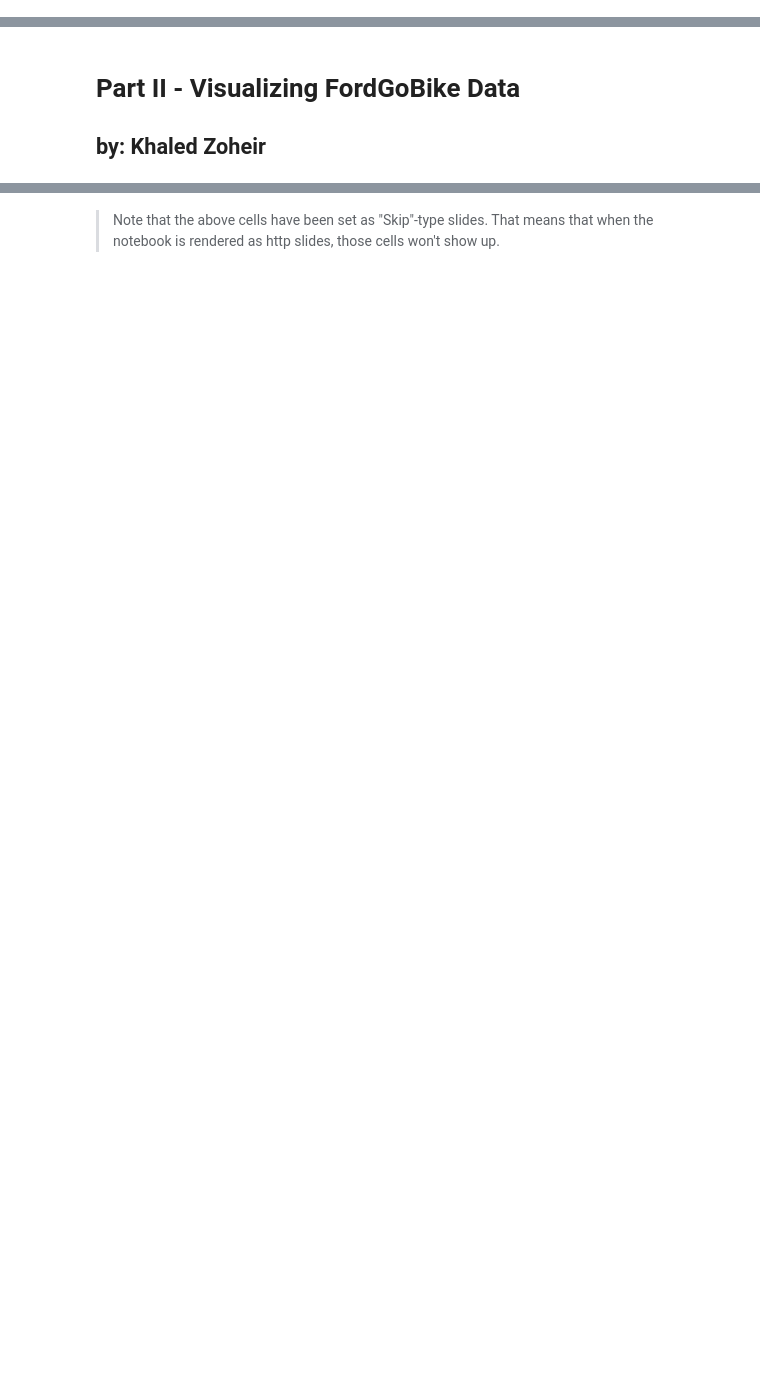
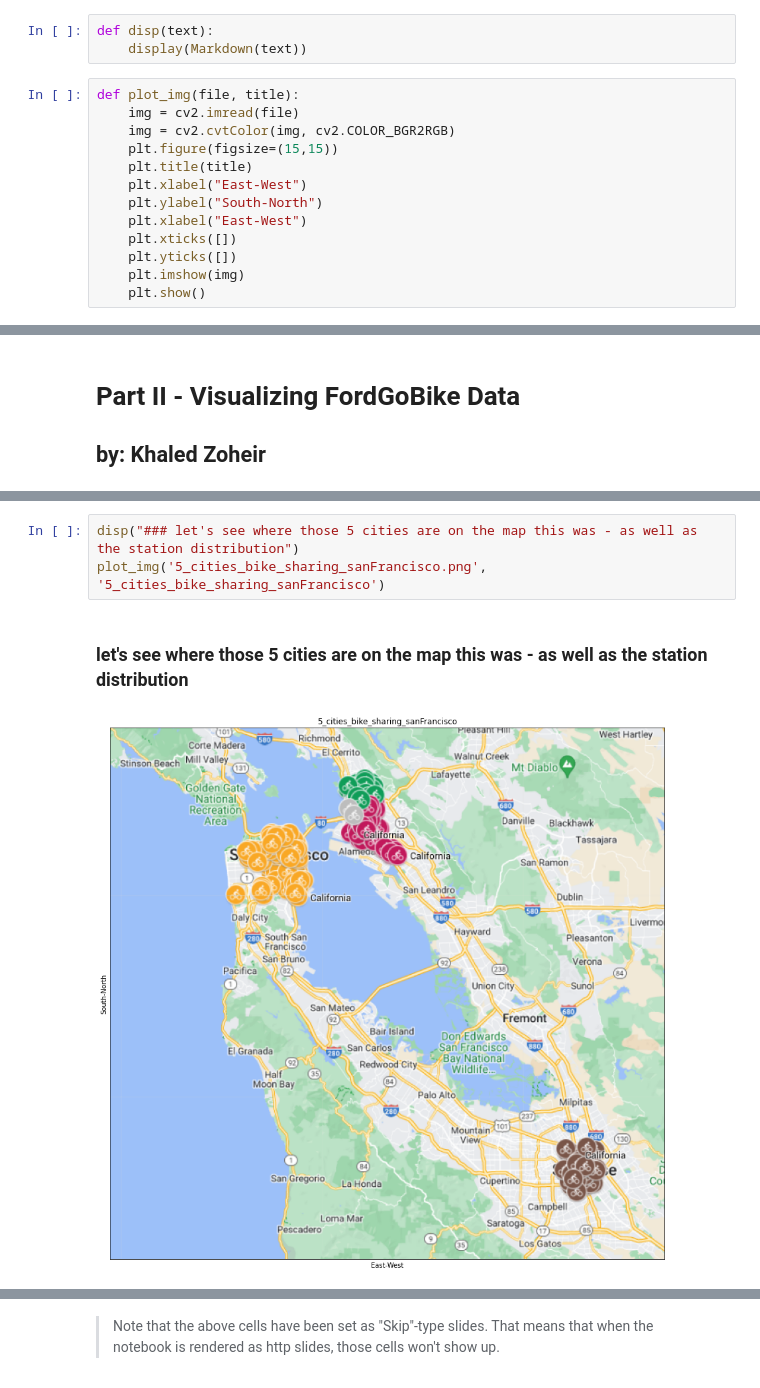
Before and after one commit to kzoheir/Udacity_DataAnalysisND_CommunicateDataFindings, a Jupyter notebook: Part_II_slide_deck_template.ipynb, the cells around one changed output, grey strips where cells are left out. Cells and saved outputs as stored; diff of their text form; blank space fills up the shorter version.

```diff
--- a/Part_II_slide_deck_template.ipynb
+++ b/Part_II_slide_deck_template.ipynb
@@ -0,0 +19,16 @@
+# %%
+def disp(text):
+    display(Markdown(text))
+# %%
+def plot_img(file, title):
+    img = cv2.imread(file)
+    img = cv2.cvtColor(img, cv2.COLOR_BGR2RGB)
+    plt.figure(figsize=(15,15))
+    plt.title(title)
+    plt.xlabel("East-West")
+    plt.ylabel("South-North")
+    plt.xlabel("East-West")
+    plt.xticks([])
+    plt.yticks([])
+    plt.imshow(img)
+    plt.show()
@@ -3,0 +70,6 @@
+# %%
+disp("### let's see where those 5 cities are on the map this was - as well as the station distribution")
+plot_img('5_cities_bike_sharing_sanFrancisco.png', '5_cities_bike_sharing_sanFrancisco')
+# %% [output]
+### let's see where those 5 cities are on the map this was - as well as the station distribution
+[figure, added]
```
Also changed, not shown: parts of 25 cells of this notebook, 7 other files.
